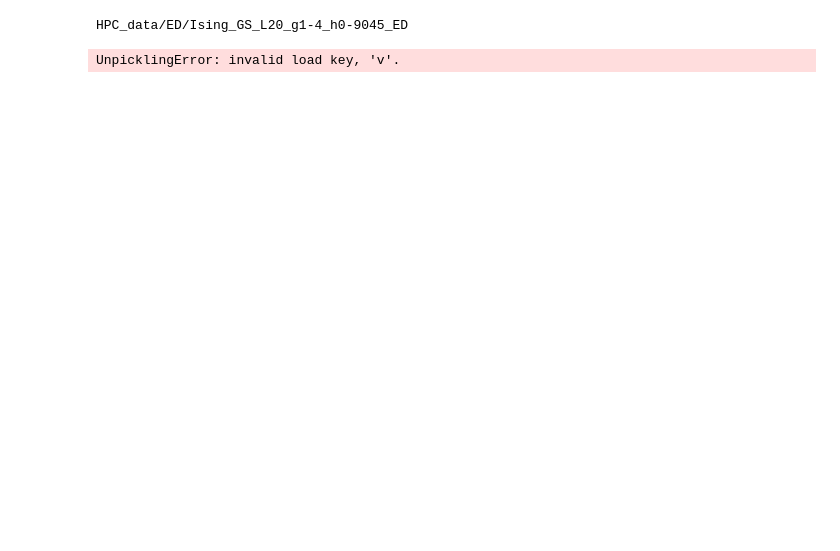
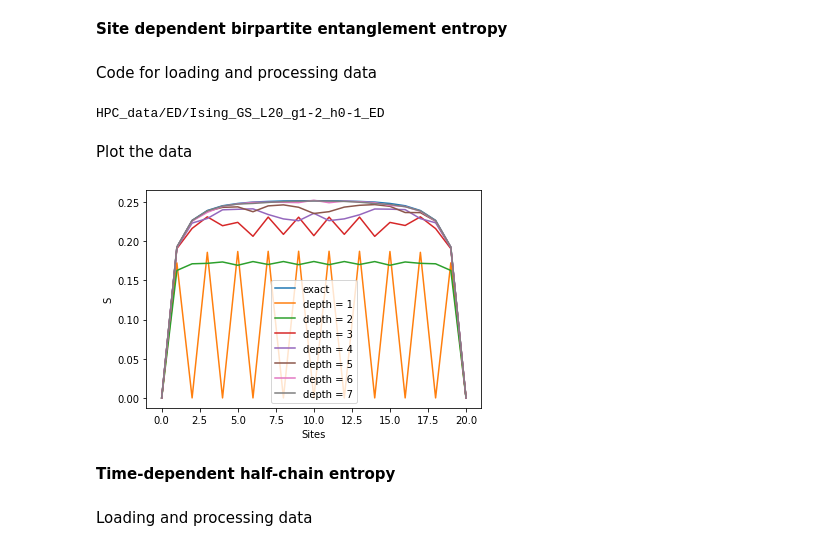
Before and after one commit to ShHsLin/complexity_and_entanglement, a Jupyter notebook: adam_tests/plot.ipynb, the cells around one changed output. Cells and saved outputs as stored; diff of their text form; code cells hidden in the pictures; blank space fills up the shorter version.

Commit message:
update plot notebook

```diff
--- a/adam_tests/plot.ipynb
+++ b/adam_tests/plot.ipynb
@@ -9,13 +9,17 @@ from quantumCircuit.methods.states import *
 from quantumCircuit.methods.gates import *
 
 from matplotlib import pyplot as plt
+# %% [markdown]
+**Site dependent birpartite entanglement entropy**
+# %% [markdown]
+Code for loading and processing data
 # %%
 """ Bipartite entanglement entropy plots
 """
 
 L = 20
-g = 1.4
-h = 0.9045
+g = 1.2
+h = 0.1
 
 save_filename = f"Ising_GS_L{L}_g{g}_h{h}".replace(".","-")
 print("HPC_data/ED/"+save_filename+"_ED")
@@ -31,11 +35,21 @@ for depth in range(1,8):
     data = load_obj("HPC_data/circuits/"+save_filename+f"_depth{depth}_N_iter{N_iter}_circuit")
     psi_circuit = State.vector(data["state"].reshape((-1,1)))
     entropy_list.append([psi_circuit.bipartiteEE([x for x in range(y)]) for y in range(L+1) ])
-
-for entropy in entropy_list:
-    plt.plot(entropy)
-
-plt.show()
 # %% [output]
-HPC_data/ED/Ising_GS_L20_g1-4_h0-9045_ED
+HPC_data/ED/Ising_GS_L20_g1-2_h0-1_ED
-UnpicklingError: invalid load key, 'v'.
+# %% [markdown]
+Plot the data
+# %%
+for entropy in entropy_list:
+    plt.plot(entropy)
+
+plt.xlabel("Sites")
+plt.ylabel("S")
+plt.legend(["exact"] + [f"depth = {x+1}" for x in range(len(entropy)-1)])
+plt.show()
+# %% [output]
+[figure, added]
+# %% [markdown]
+**Time-dependent half-chain entropy**
+# %% [markdown]
+Loading and processing data
```
Also changed, not shown: parts of 7 cells of this notebook.
